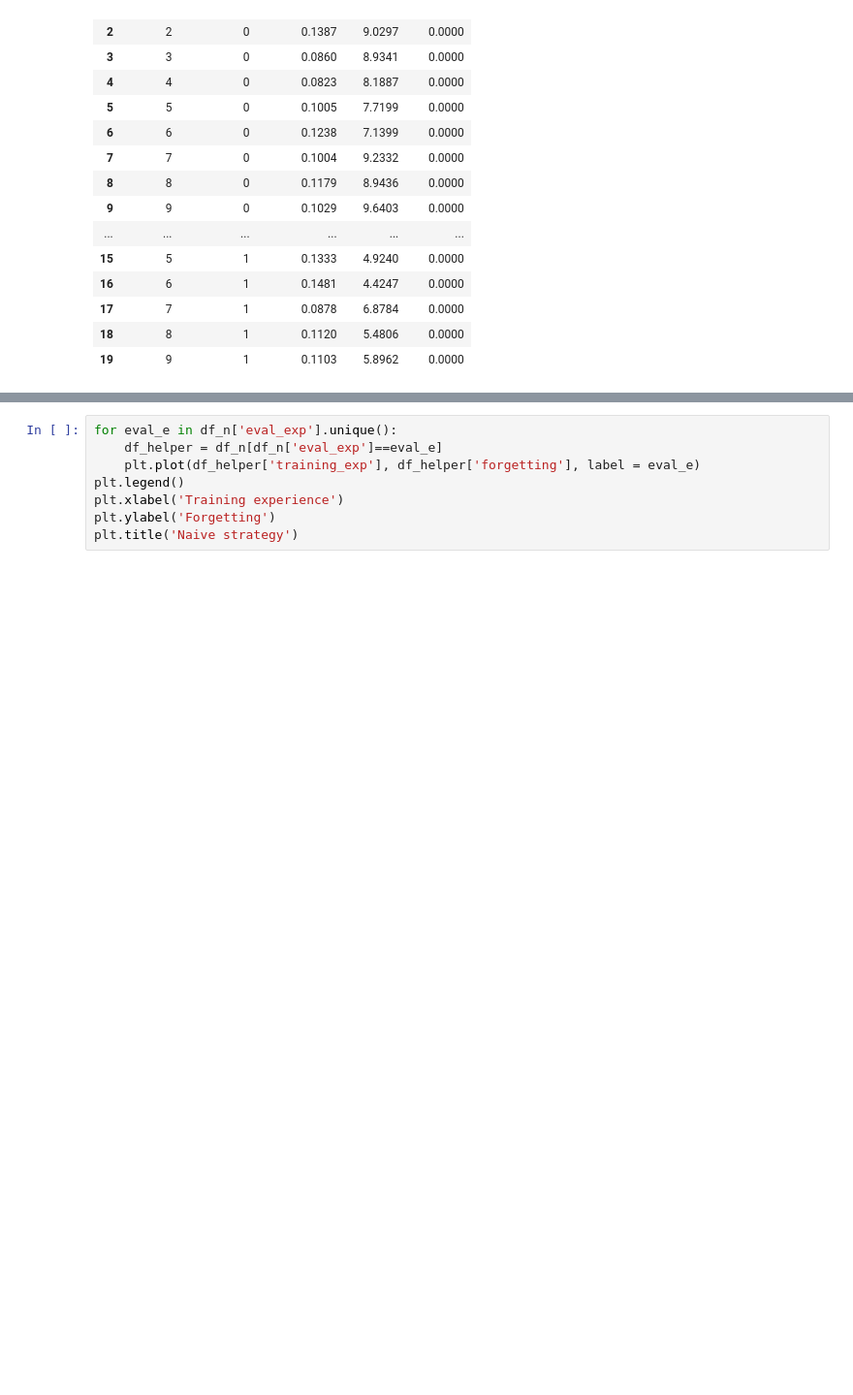
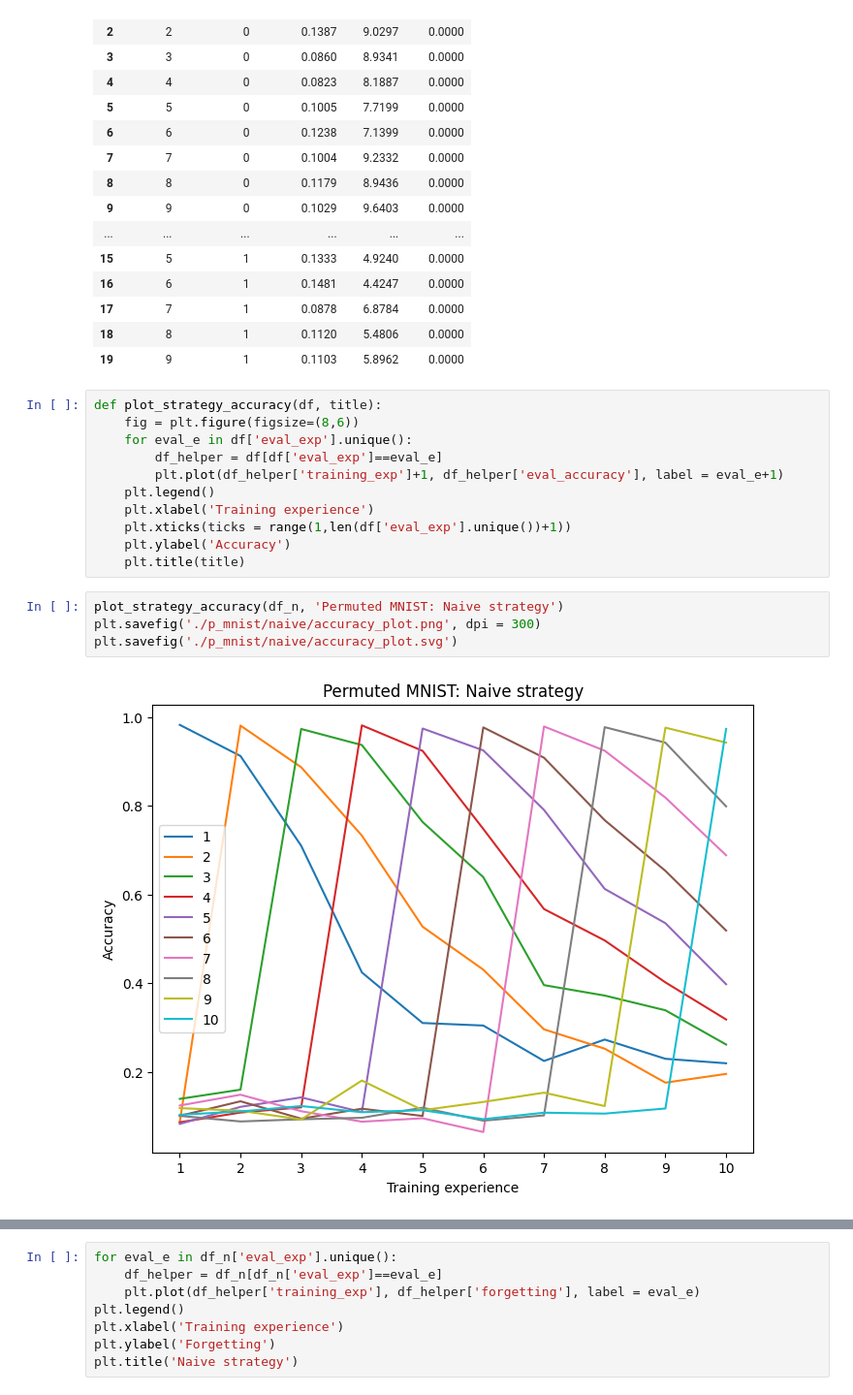
Before and after one commit to nikvogel/WeightAveragingCL, a Jupyter notebook: logs/PlotNotebook.ipynb, the cells around one changed output, grey strips where cells are left out. Shown: that part at 97% size. Saved outputs shown, nothing was run; the diff lists cells and outputs as text; blank space fills up the shorter version.

```diff
--- a/logs/PlotNotebook.ipynb
+++ b/logs/PlotNotebook.ipynb
@@ -26,6 +26,23 @@ df_n.head(20)
 | 17 | 7 | 1 | 0.0878 | 6.8784 | 0.0000 |
 | 18 | 8 | 1 | 0.1120 | 5.4806 | 0.0000 |
 | 19 | 9 | 1 | 0.1103 | 5.8962 | 0.0000 |
+# %%
+def plot_strategy_accuracy(df, title):
+    fig = plt.figure(figsize=(8,6))
+    for eval_e in df['eval_exp'].unique():
+        df_helper = df[df['eval_exp']==eval_e]
+        plt.plot(df_helper['training_exp']+1, df_helper['eval_accuracy'], label = eval_e+1)
+    plt.legend()
+    plt.xlabel('Training experience')
+    plt.xticks(ticks = range(1,len(df['eval_exp'].unique())+1))
+    plt.ylabel('Accuracy')
+    plt.title(title)
+# %%
+plot_strategy_accuracy(df_n, 'Permuted MNIST: Naive strategy')
+plt.savefig('./p_mnist/naive/accuracy_plot.png', dpi = 300)
+plt.savefig('./p_mnist/naive/accuracy_plot.svg')
+# %% [output]
+[figure, added]
 # %%
 for eval_e in df_n['eval_exp'].unique():
     df_helper = df_n[df_n['eval_exp']==eval_e]
```
Also changed, not shown: parts of 9 cells of this notebook, 1 other file.
